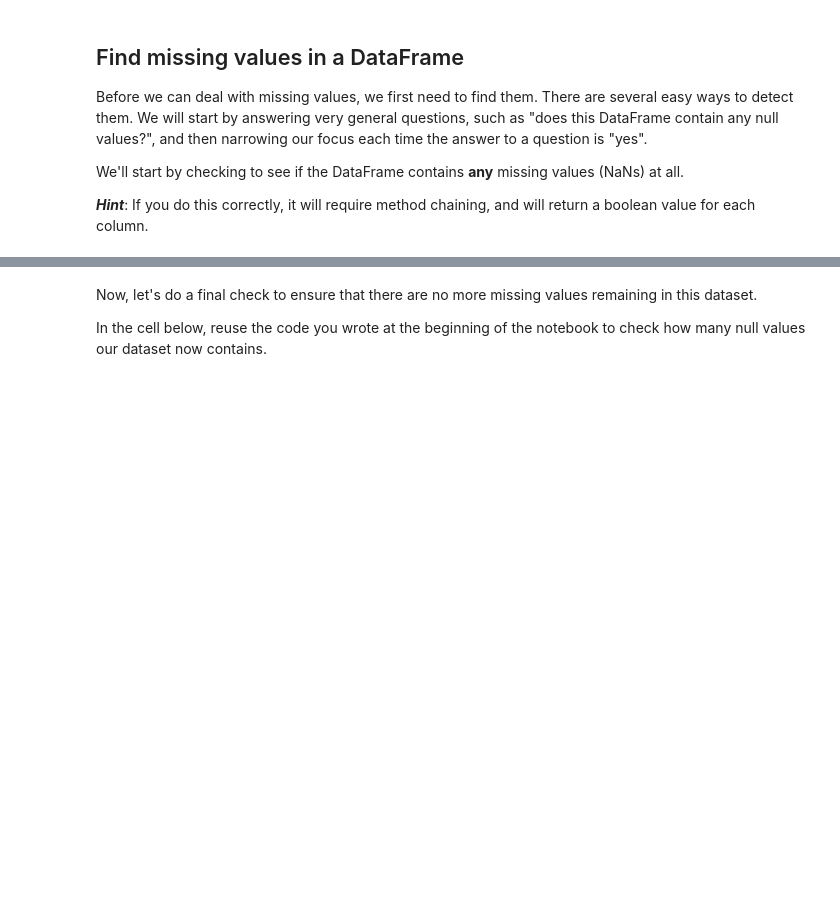
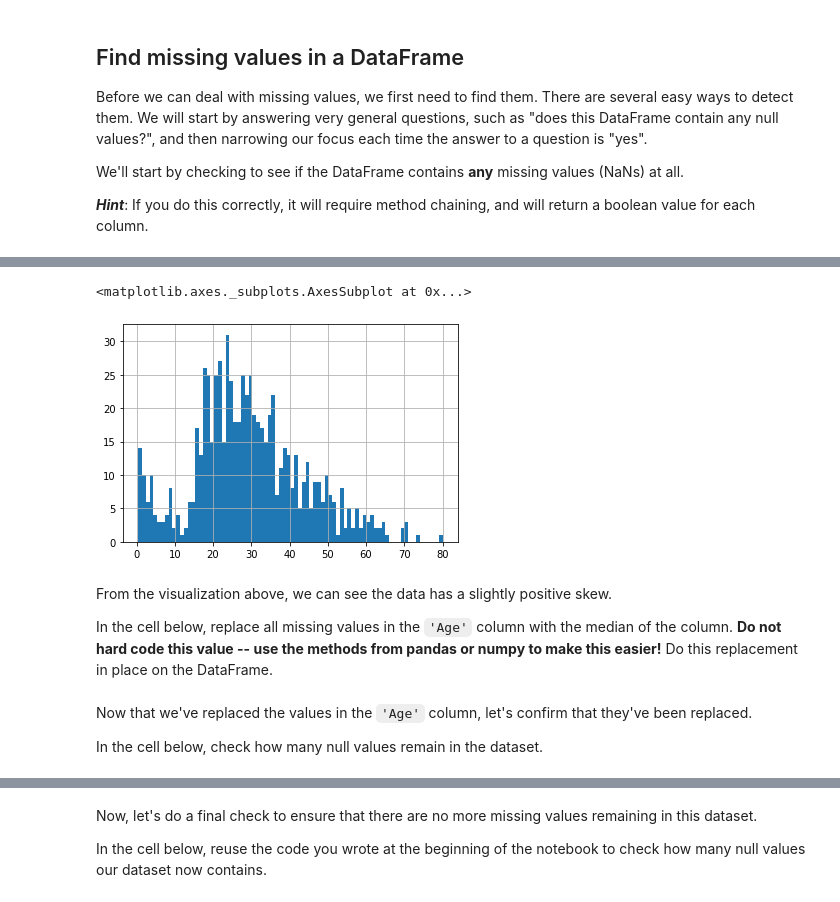
Before and after one commit to algakovic/Dealing-with-Missing-Data-Lab, a Jupyter notebook: index.ipynb, the cells around one changed output, grey strips where cells are left out. Saved outputs shown, nothing was run; the diff lists cells and outputs as text; code cells hidden in the pictures; blank space fills up the shorter version.

```diff
--- a/index.ipynb
+++ b/index.ipynb
@@ -26,4 +30,5 @@ Before we can get going, we'll need to import the usual libraries.  In the cell
 Now, let's get started by reading in the data from the `'titanic.csv'` file and storing it the DataFrame `df`. Subsequently, be sure to preview the data.
 # %%
 # Use pandas to load the csv file
-df = None
+df = pd.read_csv('titanic.csv')
+df
@@ -37,0 +142,3 @@ We'll start by checking to see if the DataFrame contains **any** missing values
+# %%
+# Your code here
+df.drop(columns='Cabin', inplace=True)
@@ -37,0 +162,10 @@ We'll start by checking to see if the DataFrame contains **any** missing values
+# %%
+# Your code here
+df.Age.hist(bins=80)
+# %% [output]
+<matplotlib.axes._subplots.AxesSubplot at 0x...>
+[figure, added]
+# %% [markdown]
+From the visualization above, we can see the data has a slightly positive skew.
+
+In the cell below, replace all missing values in the `'Age'` column with the median of the column.  **Do not hard code this value -- use the methods from pandas or numpy to make this easier!**  Do this replacement in place on the DataFrame.
@@ -37,0 +175,4 @@ We'll start by checking to see if the DataFrame contains **any** missing values
+# %% [markdown]
+Now that we've replaced the values in the `'Age'` column, let's confirm that they've been replaced.
+
+In the cell below, check how many null values remain in the dataset.
```
Also changed, not shown: parts of 42 cells of this notebook.
